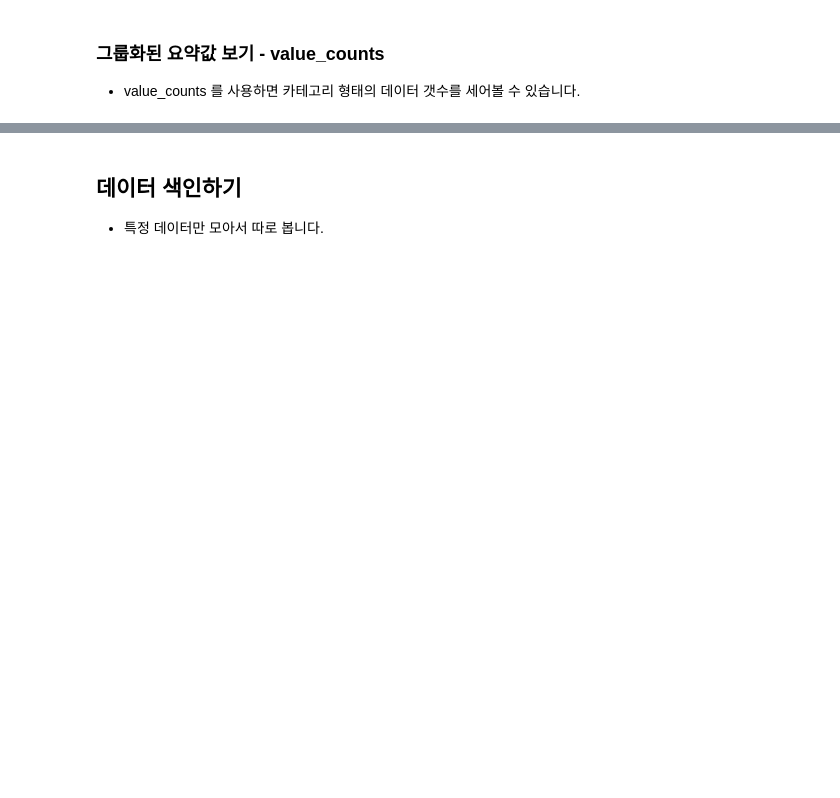
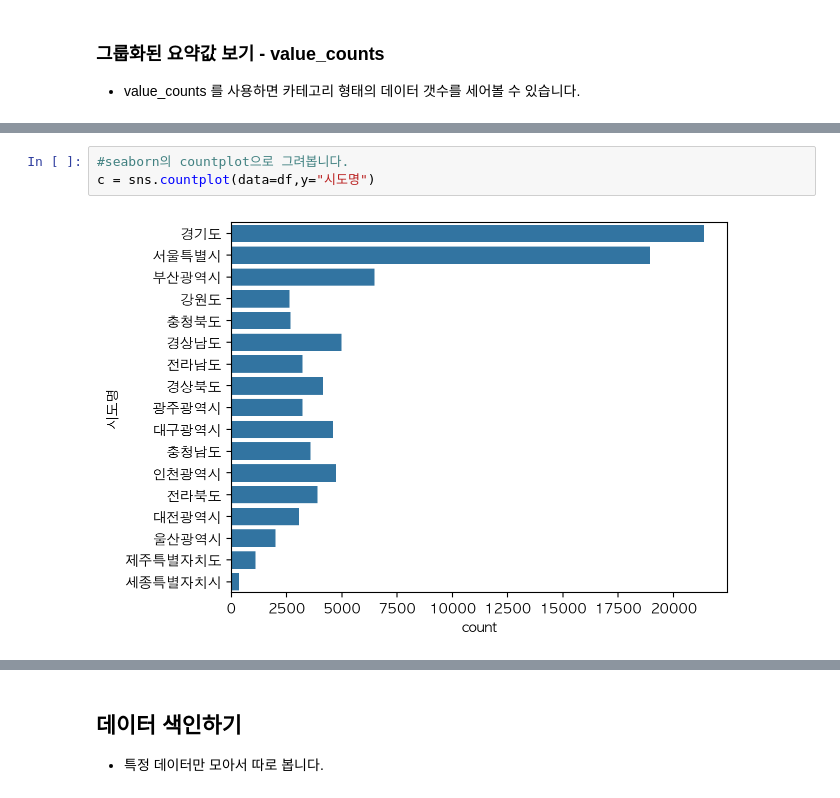
Before and after one commit to Lee-Do-Hyeong/git-DataSc1, a Jupyter notebook: 3.ipynb, the cells around one changed output, grey strips where cells are left out. Drawn from its saved outputs; the diff is of its cells as text; blank space fills up the shorter version.

```diff
--- a/3.ipynb
+++ b/3.ipynb
@@ -324,0 +475,5 @@ describe 를 사용하면 데이터를 요약해 볼 수 있습니다.
+# %%
+#seaborn의 countplot으로 그려봅니다.
+c = sns.countplot(data=df,y="시도명")
+# %% [output]
+[figure, added]
```
Also changed, not shown: parts of 41 cells of this notebook, 1 other file.
